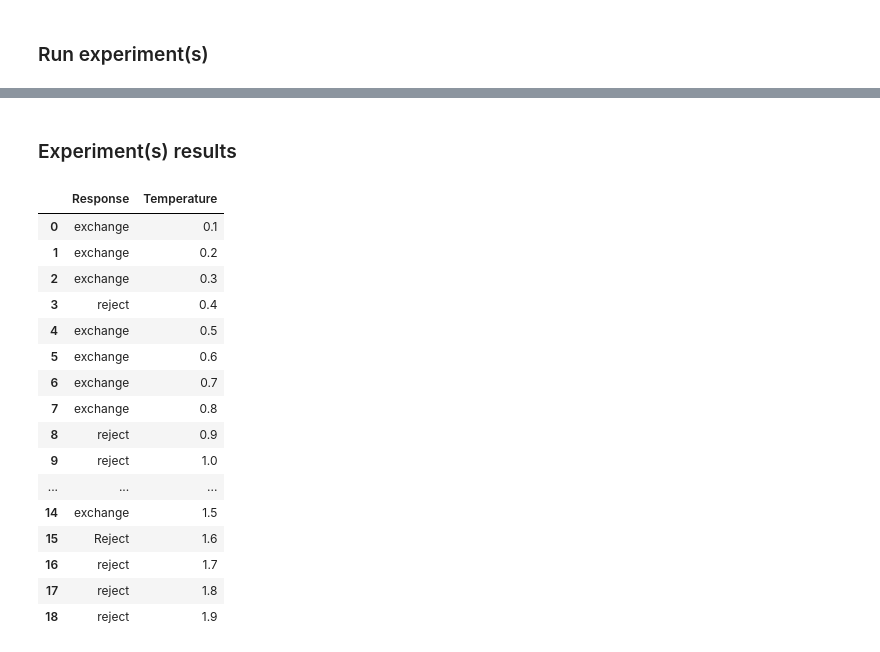
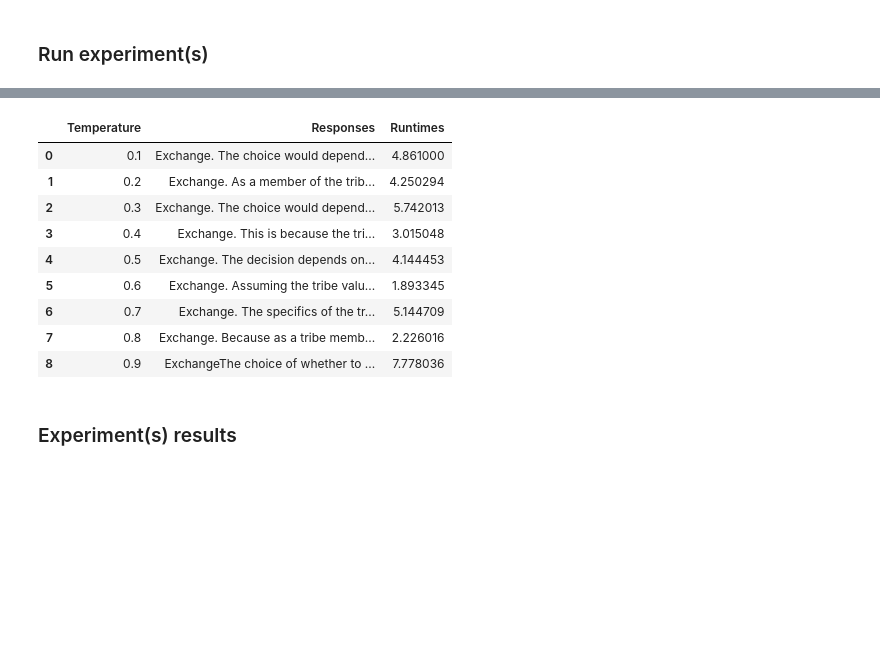
Before and after one commit to Bonorinoa/EconLLM_Lab, a Jupyter notebook: Code/SmallScaleSocieties_LLM_Project1_Version3.ipynb, the cells around one changed output, grey strips where cells are left out. Saved outputs shown, nothing was run; the diff lists cells and outputs as text; code cells hidden in the pictures; blank space fills up the shorter version.

```diff
--- a/Code/SmallScaleSocieties_LLM_Project1_Version3.ipynb
+++ b/Code/SmallScaleSocieties_LLM_Project1_Version3.ipynb
@@ -351,0 +329,10 @@ extract_response(results['responses'].tolist())
+# %%
+# prompt inputs for search
+tribe_to_search = "Tsimane"
+relevant_factors = ["lifestyle," "average age", "culture", "economic system", "political ideologies present", "values"]
+
+# Generate persona based on profifle and system prompt
+prompt_search = f"Please construct a comprehensive 400-word profile on the {tribe_to_search} tribe. " \
+        + f" The profile must cover, amongst other, the following relevant factors {relevant_factors} ."
+
+tribe_prof = run_search_agent(model='openai', prompt_search=prompt_search)
@@ -356,14 +399,0 @@ extract_response(results['responses'].tolist())
-# %%
-#tribe_profile = "María Guzmán, a 45-year-old member of the Ache tribe in Paraguay, embodies the profound connection and harmonious existence with nature that defines their community. Rooted in the lush forests, María's lifestyle revolves around hunting, gathering, and fishing, utilizing traditional techniques passed down through generations. They actively engage in ceremonial rituals, dances, and storytelling, nurturing a deep sense of cultural identity and community. María's contributions to the Ache tribe's economy extend to their resourcefulness in utilizing the forest's diverse flora and fauna. They actively participate in communal decision-making, prioritizing the preservation of cultural traditions, ancestral lands, and sustainable use of natural resources. At 45 years old, María carries the responsibility of passing down their ecological knowledge and cultural heritage to future generations, ensuring the enduring legacy of the Ache tribe's rich tapestry in the enchanting forests of Paraguay."
-
-# system prompt inputs
-agent_role = "Tsimane tribe of Bolivia"
-
-system_prompt = f"You are an adult member of the {agent_role}. Your values and behaviors are guided by your society's profile {tribe_prof}"
-
-# Establish context / experiment prompt
-experiment_prompt = f"you are given a mug while waiting for a researcher to call your name. When you are called he offers to exchange your mug for a cookie." \
-                + " Do you exchange the mug or reject the cookie? Reply iin one word with either 'exchange' or 'reject'"
-
-# number of times to carry out experiment
-num_experiments = 5
@@ -369,0 +445,7 @@ num_experiments = 5
+# %%
+# inputs to set up and run experiment
+experiment = f"you are given a mug while waiting for a researcher to call your name. When you are called he offers to exchange your mug for a cookie."
+subject_task = "Do you exchange the mug or reject the cookie? Reply in one word with either 'exchange' or 'reject' and explain why you chose that."
+
+chat_results = run_single_experiment(chat_chain, experiment_prompt=experiment, subject_task=subject_task)
+completion_results = run_single_experiment(completion_chain, experiment_prompt=experiment, subject_task=subject_task)
@@ -429,0 +462,17 @@ Rejections: [9, 6, 7, 7, 7],
+# %%
+temperatures = np.arange(0.1, 1, 0.1)
+
+batch_results = run_batch_experiment('chat', tribe_prof, temperatures, 100, experiment, subject_task)
+# %%
+batch_results
+# %% [output]
+|  | Temperature | Responses | Runtimes |
+| 0 | 0.1 | Exchange. The choice would depend... | 4.861000 |
+| 1 | 0.2 | Exchange. As a member of the trib... | 4.250294 |
+| 2 | 0.3 | Exchange. The choice would depend... | 5.742013 |
+| 3 | 0.4 | Exchange. This is because the tri... | 3.015048 |
+| 4 | 0.5 | Exchange. The decision depends on... | 4.144453 |
+| 5 | 0.6 | Exchange. Assuming the tribe valu... | 1.893345 |
+| 6 | 0.7 | Exchange. The specifics of the tr... | 5.144709 |
+| 7 | 0.8 | Exchange. Because as a tribe memb... | 2.226016 |
+| 8 | 0.9 | ExchangeThe choice of whether to ... | 7.778036 |
@@ -430,29 +481,2 @@ Rejections: [9, 6, 7, 7, 7],
 # %% [markdown]
 ### Experiment(s) results
-# %%
-# responses by experiment and by temperature
-
-# get results from experiment n
-experiment_num = 0
-
-# They tend to get pretty crazy between 1.3 and 1.8
-gpt3_5_results = pd.DataFrame({"Response":exp_results[experiment_num], "Temperature":temps})
-gpt3_5_results
-# %% [output]
-|  | Response | Temperature |
-| 0 | exchange | 0.1 |
-| 1 | exchange | 0.2 |
-| 2 | exchange | 0.3 |
-| 3 | reject | 0.4 |
-| 4 | exchange | 0.5 |
-| 5 | exchange | 0.6 |
-| 6 | exchange | 0.7 |
-| 7 | exchange | 0.8 |
-| 8 | reject | 0.9 |
-| 9 | reject | 1.0 |
-| ... | ... | ... |
-| 14 | exchange | 1.5 |
-| 15 | Reject | 1.6 |
-| 16 | reject | 1.7 |
-| 17 | reject | 1.8 |
-| 18 | reject | 1.9 |
```
Also changed, not shown: parts of 26 cells of this notebook.
